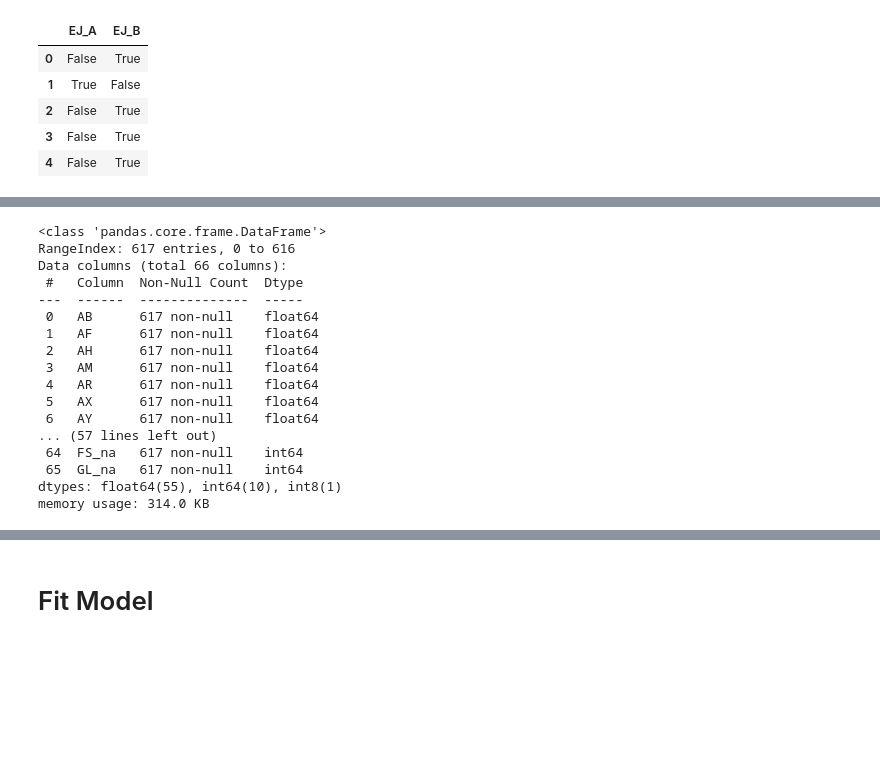
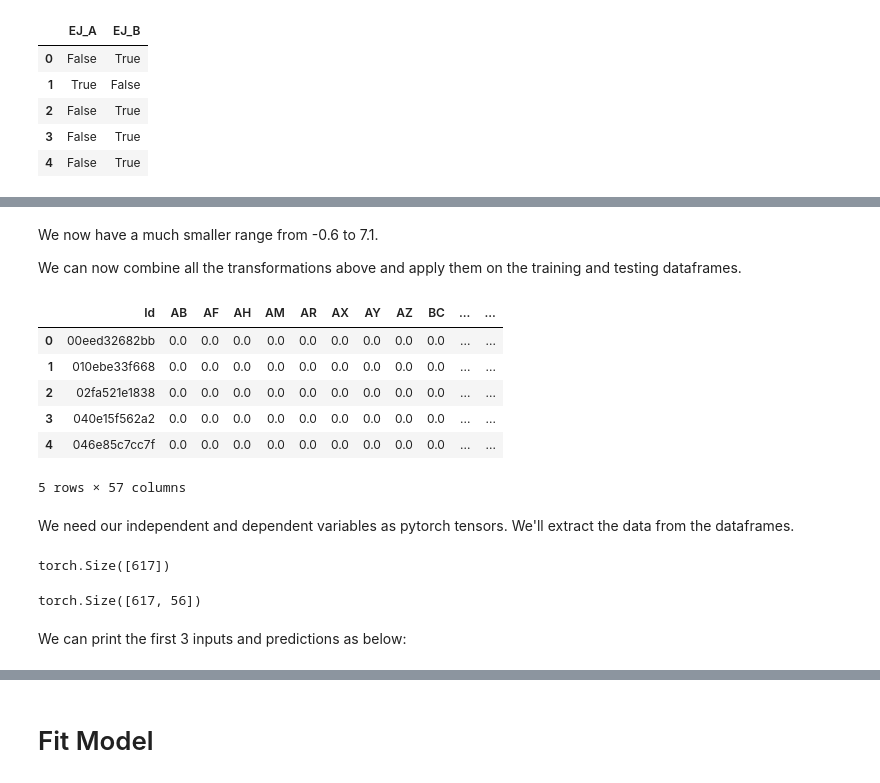
Before and after one commit to programmer-ke/icr-age-related-kaggle-competition, a Jupyter notebook: notebooks/linear_model_nn_from_scratch.ipynb, the cells around one changed output, grey strips where cells are left out. Cells and saved outputs as stored; diff of their text form; code cells hidden in the pictures; blank space fills up the shorter version.

```diff
--- a/notebooks/linear_model_nn_from_scratch.ipynb
+++ b/notebooks/linear_model_nn_from_scratch.ipynb
@@ -162,9 +211,23 @@ However, since there are only two possible values, we can retain the use of one
+# %% [markdown]
+We now have a much smaller range from -0.6 to 7.1.
+
+We can now combine all the transformations above and apply them on  the training and testing dataframes.
 # %%
 ycol = "Class"
 categorical_col = "EJ"
-continuous_cols = [c for c in train_df.columns if c not in [categorical_col, ycol]]
+continuous_cols = [c for c in train_df.columns if c not in [categorical_col, ycol, "Id"]]
+
+test_df = pd.read_csv(input_path / "test.csv")
+test_df
+# %% [output]
+|  | Id | AB | AF | AH | AM | AR | AX | AY | AZ | BC | ... | ... |
+| 0 | 00eed32682bb | 0.0 | 0.0 | 0.0 | 0.0 | 0.0 | 0.0 | 0.0 | 0.0 | 0.0 | ... | ... |
+| 1 | 010ebe33f668 | 0.0 | 0.0 | 0.0 | 0.0 | 0.0 | 0.0 | 0.0 | 0.0 | 0.0 | ... | ... |
+| 2 | 02fa521e1838 | 0.0 | 0.0 | 0.0 | 0.0 | 0.0 | 0.0 | 0.0 | 0.0 | 0.0 | ... | ... |
+| 3 | 040e15f562a2 | 0.0 | 0.0 | 0.0 | 0.0 | 0.0 | 0.0 | 0.0 | 0.0 | 0.0 | ... | ... |
+| 4 | 046e85c7cc7f | 0.0 | 0.0 | 0.0 | 0.0 | 0.0 | 0.0 | 0.0 | 0.0 | 0.0 | ... | ... |
+5 rows × 57 columns
 # %%
-
 def pre_process(df, modes, na_cols):
     df = df.drop(columns="Id")
 
@@ -172,25 +235,32 @@ def pre_process(df, modes, na_cols):
         df[f'{col}_na'] = df[col].isna().astype('int')
 
     df = df.fillna(modes)
+
     df[categorical_col] = pd.Categorical(df[categorical_col]).codes
+
+    for col in continuous_cols:
+        # add one, because np.log(0) is infinite
+        df[col] = np.log(df[col] + 1)
     return df
 
-pre_process(train_df, modes, na_col_count.index)
+modes = train_df.mode().iloc[0]
+train_df1 = pre_process(train_df, modes, na_col_count.index)
+test_df1 = pre_process(test_df, modes, na_col_count.index)
-# %% [output]
-<class 'pandas.core.frame.DataFrame'>
-RangeIndex: 617 entries, 0 to 616
-Data columns (total 66 columns):
- #   Column  Non-Null Count  Dtype
----  ------  --------------  -----
- 0   AB      617 non-null    float64
- 1   AF      617 non-null    float64
- 2   AH      617 non-null    float64
- 3   AM      617 non-null    float64
- 4   AR      617 non-null    float64
- 5   AX      617 non-null    float64
- 6   AY      617 non-null    float64
-... (57 lines left out)
- 64  FS_na   617 non-null    int64
- 65  GL_na   617 non-null    int64
-dtypes: float64(55), int64(10), int8(1)
-memory usage: 314.0 KB
+# %% [markdown]
+We need our independent and dependent variables as pytorch tensors. We'll extract the data from the dataframes.
+# %%
+import torch
+from torch import tensor
+
+y = tensor(train_df1.Class)
+y.shape
+# %% [output]
+torch.Size([617])
+# %%
+data = train_df1[continuous_cols + [categorical_col]].values
+X = tensor(data, dtype=torch.float)
+X.shape
+# %% [output]
+torch.Size([617, 56])
+# %% [markdown]
+We can print the first 3 inputs and predictions as below:
```
Also changed, not shown: parts of 17 cells of this notebook.
